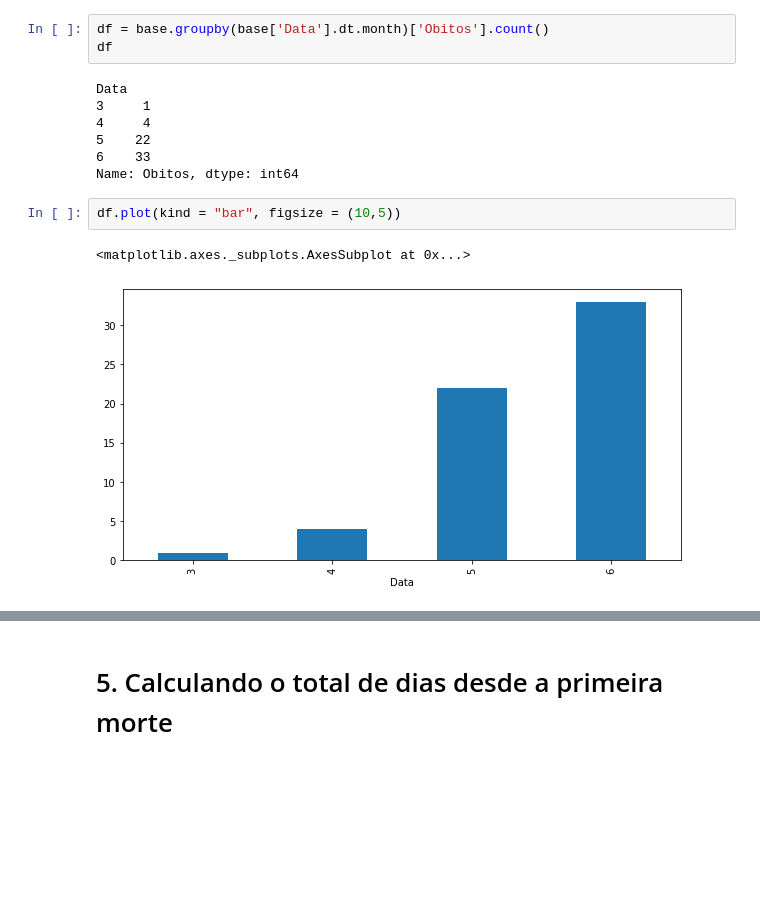
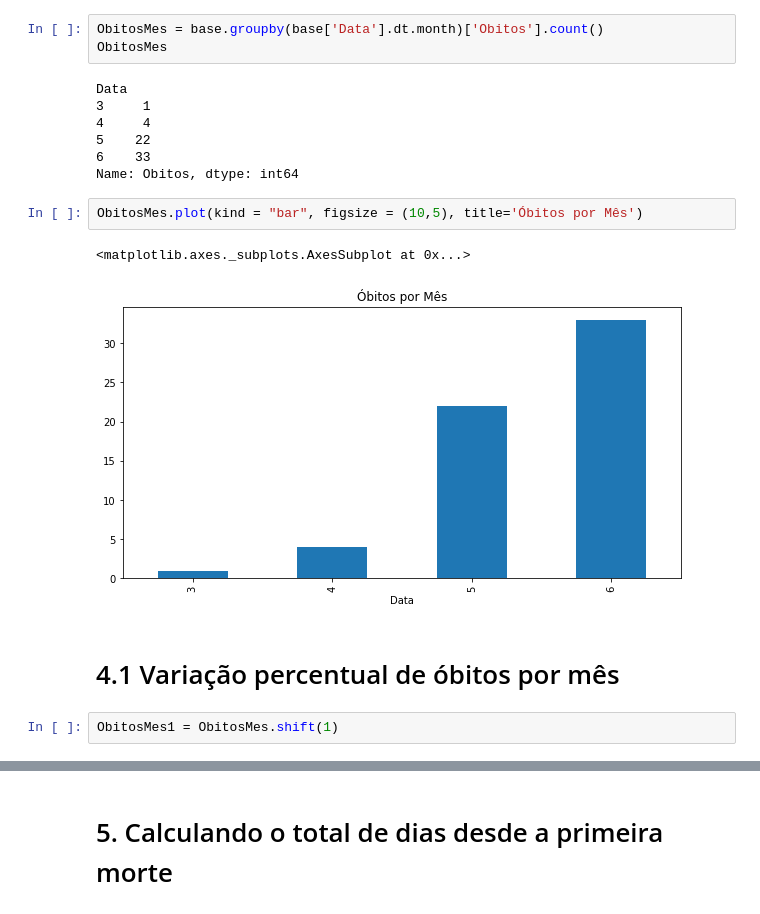
Before and after one commit to ricardoproenca/CovidIndaiatuba, a Jupyter notebook: CovidIndaiatuba.ipynb, the cells around one changed output, grey strips where cells are left out. Drawn from its saved outputs; the diff is of its cells as text; blank space fills up the shorter version.

Commit message:
Evolução percentual por mês

```diff
--- a/CovidIndaiatuba.ipynb
+++ b/CovidIndaiatuba.ipynb
@@ -75,8 +75,8 @@ base['Sexo'].value_counts().plot(kind = "pie", figsize = (5,5))
 # %% [markdown]
 # 4. Agrupando os dados pelo mês do óbito
 # %%
-df = base.groupby(base['Data'].dt.month)['Obitos'].count()
-df
+ObitosMes = base.groupby(base['Data'].dt.month)['Obitos'].count()
+ObitosMes
 # %% [output]
 Data
 3     1
@@ -85,7 +85,11 @@ Data
 6    33
 Name: Obitos, dtype: int64
 # %%
-df.plot(kind = "bar", figsize = (10,5))
+ObitosMes.plot(kind = "bar", figsize = (10,5), title='Óbitos por Mês')
 # %% [output]
 <matplotlib.axes._subplots.AxesSubplot at 0x...>
-[figure, old version]
+[figure, new version]
+# %% [markdown]
+# 4.1 Variação percentual de óbitos por mês
+# %%
+ObitosMes1 = ObitosMes.shift(1)
```
Also changed, not shown: parts of 42 cells of this notebook.
